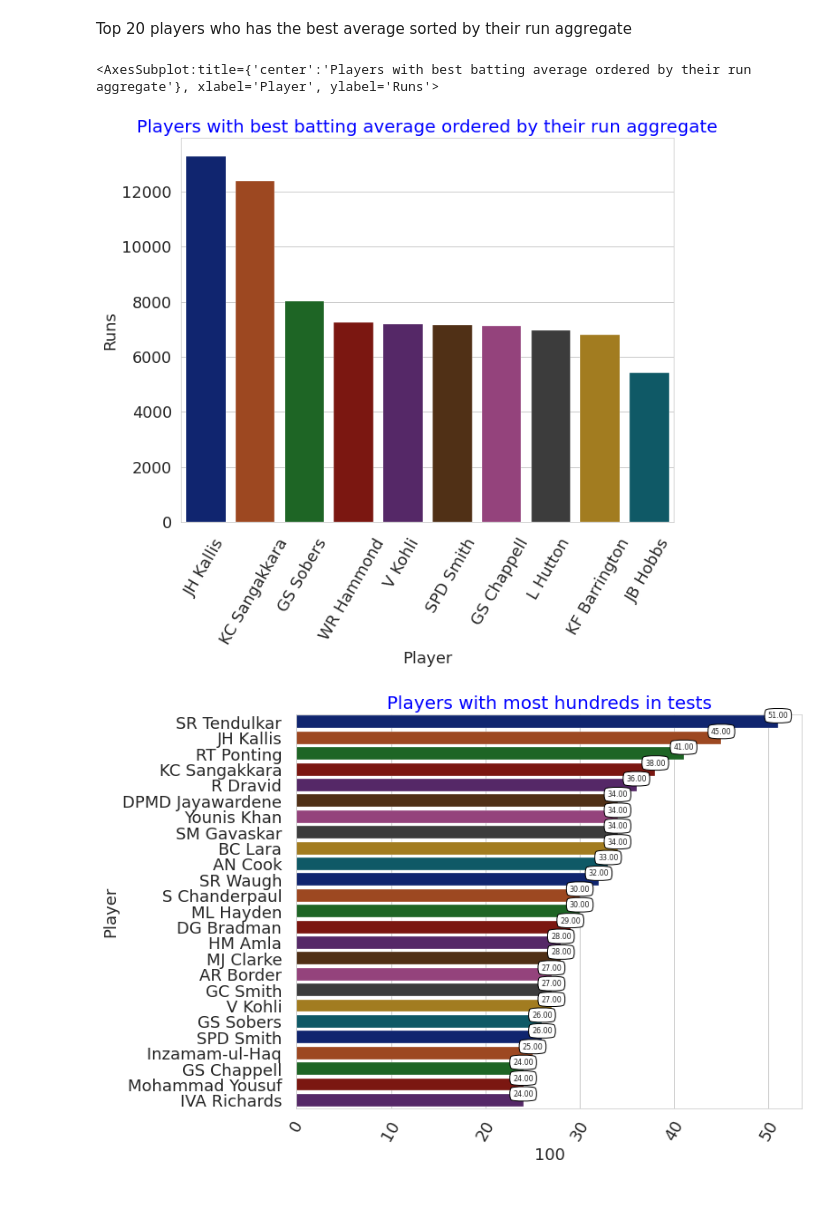
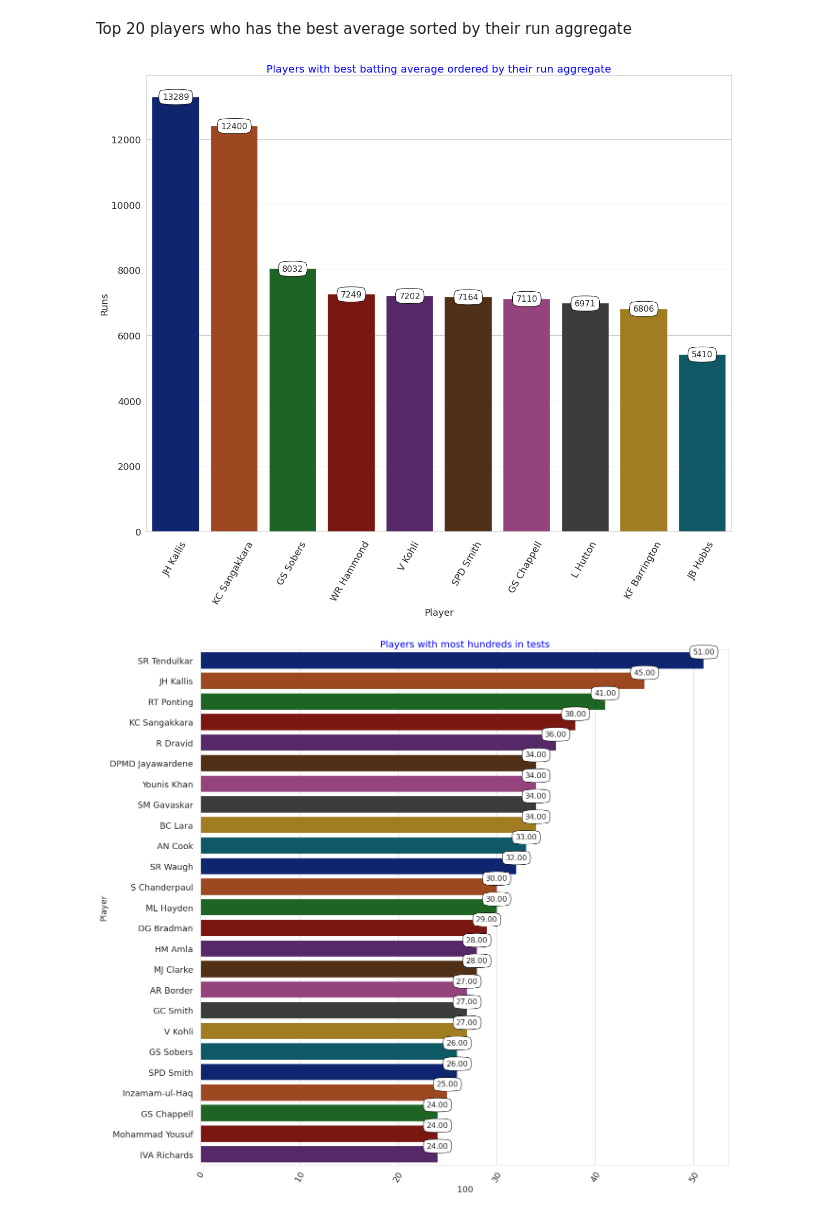
Before and after one commit to sathishkumar118/EDA-with-ICC-teset-cricket-runs, a Jupyter notebook: icc-test-cricket-runs-eda.ipynb, the cells around one changed output. Cells and saved outputs as stored; diff of their text form; code cells hidden in the pictures.

```diff
--- a/icc-test-cricket-runs-eda.ipynb
+++ b/icc-test-cricket-runs-eda.ipynb
@@ -94,32 +94,38 @@ df.Country = df.Country.apply(lambda x: x.split(')')[0].replace('ICC/',''))
 # %%
 #filter the players who played 100+ matches and sort out the top n players with best average
 df1 = df.query('Inn > 100').sort_values(by='Avg',ascending=False).head(10).sort_values(by='Runs',ascending=False)
-_ = plt.subplots(figsize = (10,8))
+_ = plt.subplots(figsize = (20,16))
 _ = plt.xticks(rotation = 60)
 _ = plt.title('Players with best batting average ordered by their run aggregate', color='blue', fontsize=20)
-sns.barplot(data = df1, x='Player',y = 'Runs', palette='dark')
+plots = sns.barplot(data = df1, x='Player',y = 'Runs', palette='dark')
+for bar in plots.patches:
+    _ = plots.annotate(format(bar.get_height(),'.0f'),
+                   (bar.get_x()+ bar.get_width()/2,bar.get_height())
+                       , ha='center', va='center',
+                   size=16, xytext=(0, 0),bbox=dict(boxstyle="round4,pad=0.5", fc="w", ec="black", lw=1),
+                   textcoords='offset points')
 plt.savefig(str(plot_no)+'_plot.png')
 plot_no +=1
 # %% [output]
-<AxesSubplot:title={'center':'Players with best batting average ordered by their run aggregate'}, xlabel='Player', ylabel='Runs'>
-[figure, old version]
+[figure, new version]
 # %%
 #filter the players who played 100+ matches and sort out the top n players with best average
 df2 = df.sort_values(by='100',ascending=False).head(25)
-_ = plt.subplots(figsize = (10,8))
+_ = plt.subplots(figsize = (20,20))
 _ = plt.xticks(rotation = 60)
 _ = plt.title('Players with most hundreds in tests', color='blue', fontsize=20)
 plots = sns.barplot(data = df2, y='Player',x = '100', palette='dark')
 for bar in plots.patches:
     _ = plots.annotate(format(bar.get_width(), '.2f'),
-                   (bar.get_width(),bar.get_y())
-                       , ha='center', va='center',
-                   size=8, xytext=(0, 0),bbox=dict(boxstyle="round4,pad=0.5", fc="w", ec="black", lw=1),
-                   textcoords='offset points')
+                   (bar.get_width(),bar.get_y()),
+                       ha='center', va='center',
+                       size=16, xytext=(0, 0),
+                       bbox=dict(boxstyle="round4,pad=0.5",fc="w", ec="black", lw=1),
+                       textcoords='offset points')
 plt.savefig(str(plot_no)+'_plot.png')
 plot_no +=1
 # %% [output]
-[figure, old version]
+[figure, new version]
 # %%
 #average number of hundreds scored in a year
 df['years_played'] = df.Span.apply(lambda x: abs(eval(x)))
```
Also changed, not shown: parts of 4 cells of this notebook.
